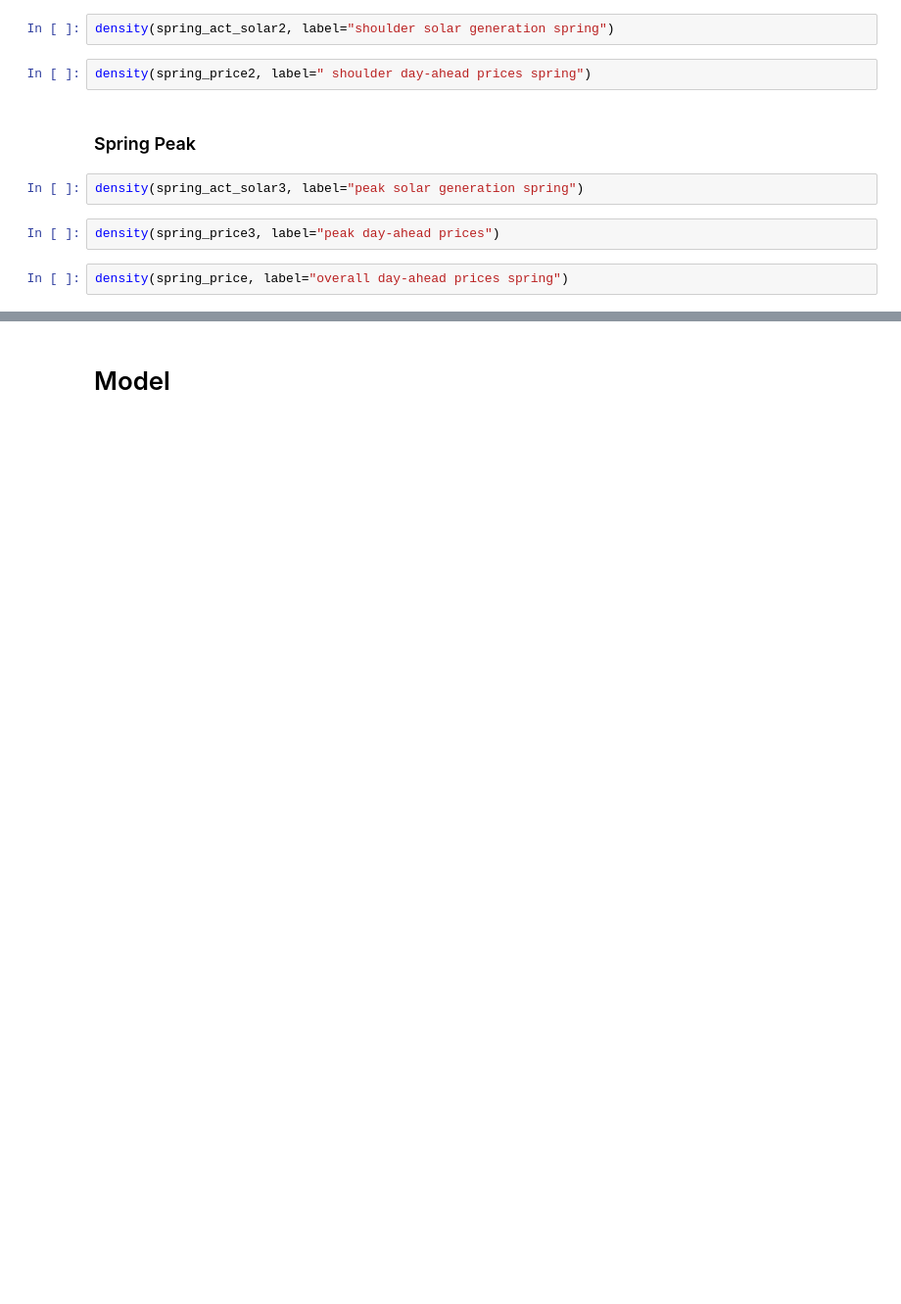
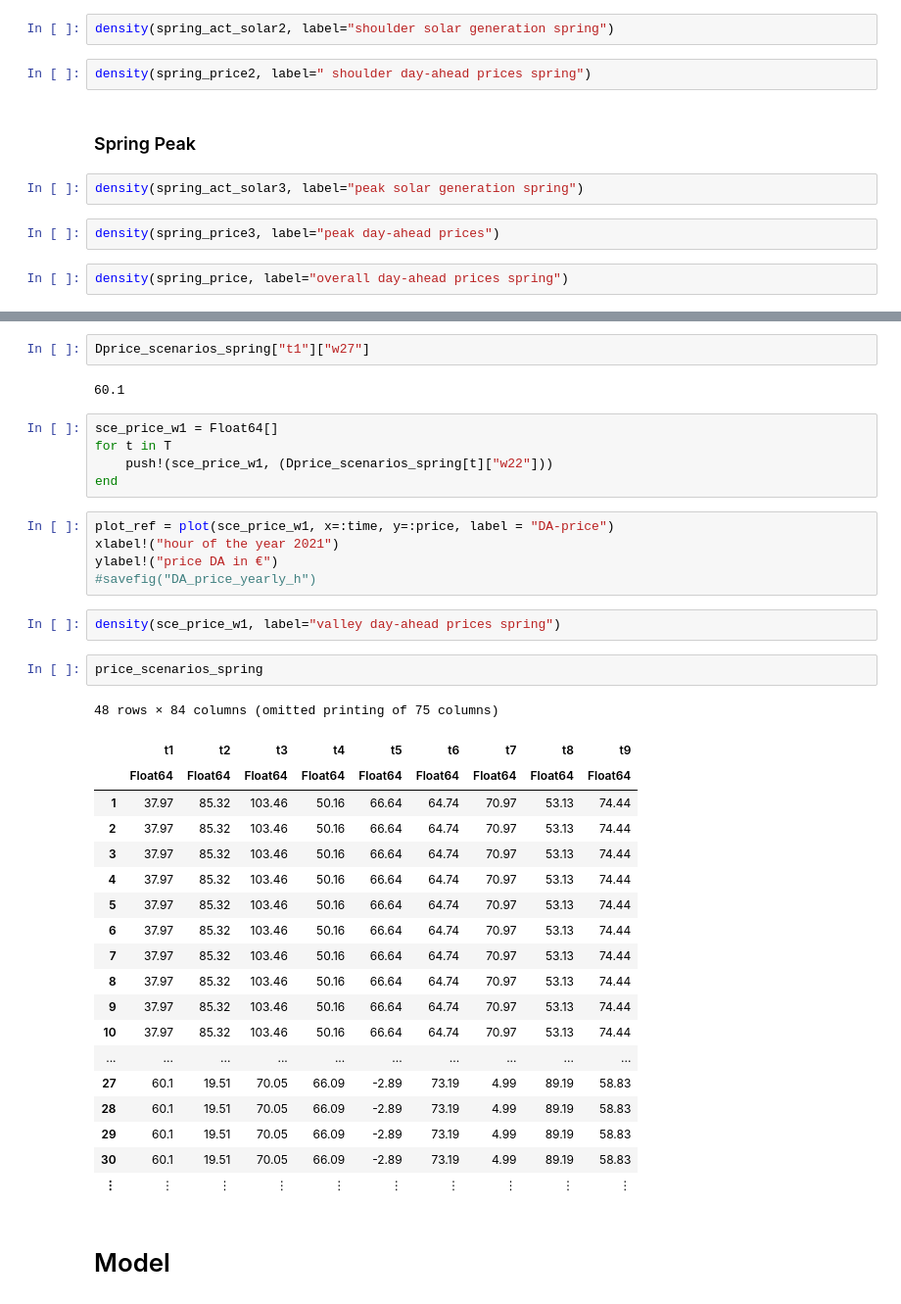
Before and after one commit to eschrade98/ATIES3_single_project_ES, a Jupyter notebook: Consumer_Opt.ipynb, the cells around one changed output, grey strips where cells are left out. Shown at 98% size. Cells and saved outputs as stored; diff of their text form; blank space fills up the shorter version.

Commit message:
Spring price scenarios generated

```diff
--- a/Consumer_Opt.ipynb
+++ b/Consumer_Opt.ipynb
@@ -239,2 +334,40 @@ density(spring_price, label="overall day-ahead prices spring")
+# %%
+Dprice_scenarios_spring["t1"]["w27"]
+# %% [output]
+60.1
+# %%
+sce_price_w1 = Float64[]
+for t in T
+    push!(sce_price_w1, (Dprice_scenarios_spring[t]["w22"]))
+end
+# %%
+plot_ref = plot(sce_price_w1, x=:time, y=:price, label = "DA-price")
+xlabel!("hour of the year 2021")
+ylabel!("price DA in €")
+#savefig("DA_price_yearly_h")
+# %%
+density(sce_price_w1, label="valley day-ahead prices spring")
+# %%
+price_scenarios_spring
+# %% [output]
+48 rows × 84 columns (omitted printing of 75 columns)
+|  | t1 | t2 | t3 | t4 | t5 | t6 | t7 | t8 | t9 |
+|  | Float64 | Float64 | Float64 | Float64 | Float64 | Float64 | Float64 | Float64 | Float64 |
+| 1 | 37.97 | 85.32 | 103.46 | 50.16 | 66.64 | 64.74 | 70.97 | 53.13 | 74.44 |
+| 2 | 37.97 | 85.32 | 103.46 | 50.16 | 66.64 | 64.74 | 70.97 | 53.13 | 74.44 |
+| 3 | 37.97 | 85.32 | 103.46 | 50.16 | 66.64 | 64.74 | 70.97 | 53.13 | 74.44 |
+| 4 | 37.97 | 85.32 | 103.46 | 50.16 | 66.64 | 64.74 | 70.97 | 53.13 | 74.44 |
+| 5 | 37.97 | 85.32 | 103.46 | 50.16 | 66.64 | 64.74 | 70.97 | 53.13 | 74.44 |
+| 6 | 37.97 | 85.32 | 103.46 | 50.16 | 66.64 | 64.74 | 70.97 | 53.13 | 74.44 |
+| 7 | 37.97 | 85.32 | 103.46 | 50.16 | 66.64 | 64.74 | 70.97 | 53.13 | 74.44 |
+| 8 | 37.97 | 85.32 | 103.46 | 50.16 | 66.64 | 64.74 | 70.97 | 53.13 | 74.44 |
+| 9 | 37.97 | 85.32 | 103.46 | 50.16 | 66.64 | 64.74 | 70.97 | 53.13 | 74.44 |
+| 10 | 37.97 | 85.32 | 103.46 | 50.16 | 66.64 | 64.74 | 70.97 | 53.13 | 74.44 |
+| ... | ... | ... | ... | ... | ... | ... | ... | ... | ... |
+| 27 | 60.1 | 19.51 | 70.05 | 66.09 | -2.89 | 73.19 | 4.99 | 89.19 | 58.83 |
+| 28 | 60.1 | 19.51 | 70.05 | 66.09 | -2.89 | 73.19 | 4.99 | 89.19 | 58.83 |
+| 29 | 60.1 | 19.51 | 70.05 | 66.09 | -2.89 | 73.19 | 4.99 | 89.19 | 58.83 |
+| 30 | 60.1 | 19.51 | 70.05 | 66.09 | -2.89 | 73.19 | 4.99 | 89.19 | 58.83 |
+| ⋮ | ⋮ | ⋮ | ⋮ | ⋮ | ⋮ | ⋮ | ⋮ | ⋮ | ⋮ |
 # %% [markdown]
 # Model
```
Also changed, not shown: parts of 19 cells of this notebook, 3 other files.
